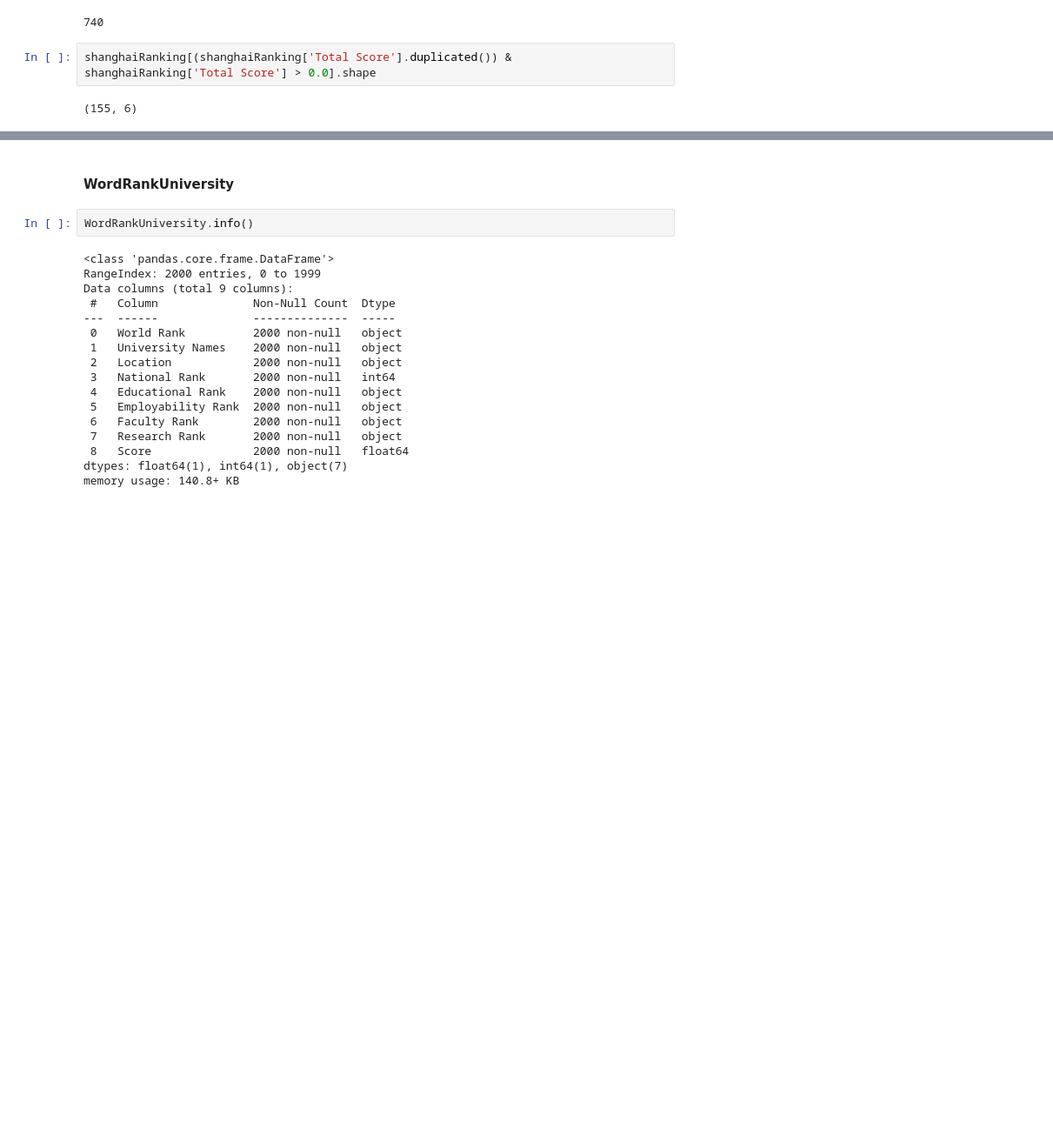
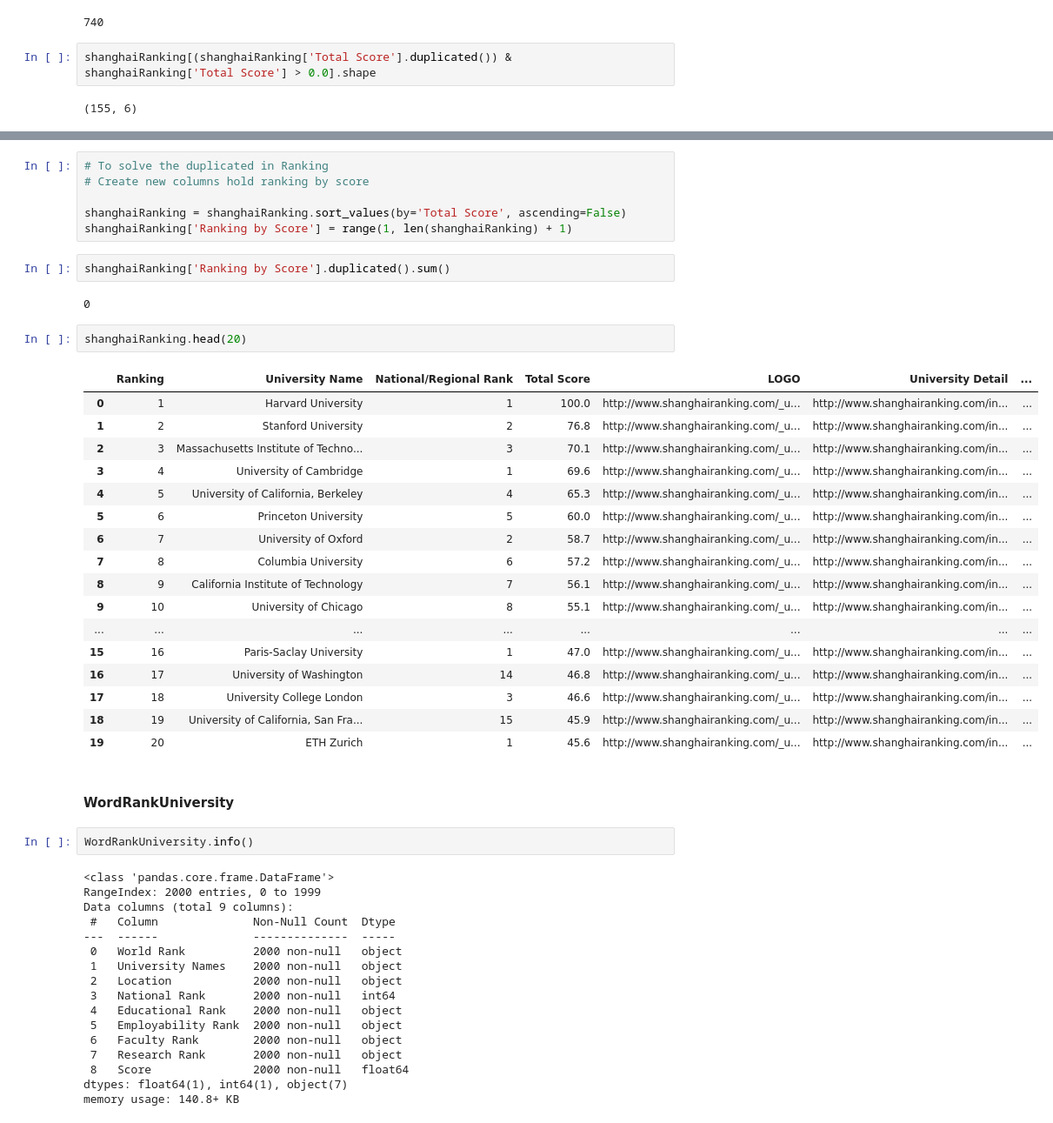
Before and after one commit to ahmadalharbi21/World-University-Ranks, a Jupyter notebook: EDA explain template.ipynb, the cells around one changed output, grey strips where cells are left out. Shown at 87% size. Cells and saved outputs as stored; diff of their text form; blank space fills up the shorter version.

```diff
--- a/EDA explain template.ipynb
+++ b/EDA explain template.ipynb
@@ -427,3 +436,33 @@ shanghaiRanking['Total Score'].duplicated().sum()
+# %%
+# To solve the duplicated in Ranking
+# Create new columns hold ranking by score
+
+shanghaiRanking = shanghaiRanking.sort_values(by='Total Score', ascending=False)
+shanghaiRanking['Ranking by Score'] = range(1, len(shanghaiRanking) + 1)
+# %%
+shanghaiRanking['Ranking by Score'].duplicated().sum()
+# %% [output]
+0
+# %%
+shanghaiRanking.head(20)
+# %% [output]
+|  | Ranking | University Name | National/Regional Rank | Total Score | LOGO | University Detail | ... |
+| 0 | 1 | Harvard University | 1 | 100.0 | http://www.shanghairanking.com/_u... | http://www.shanghairanking.com/in... | ... |
+| 1 | 2 | Stanford University | 2 | 76.8 | http://www.shanghairanking.com/_u... | http://www.shanghairanking.com/in... | ... |
+| 2 | 3 | Massachusetts Institute of Techno... | 3 | 70.1 | http://www.shanghairanking.com/_u... | http://www.shanghairanking.com/in... | ... |
+| 3 | 4 | University of Cambridge | 1 | 69.6 | http://www.shanghairanking.com/_u... | http://www.shanghairanking.com/in... | ... |
+| 4 | 5 | University of California, Berkeley | 4 | 65.3 | http://www.shanghairanking.com/_u... | http://www.shanghairanking.com/in... | ... |
+| 5 | 6 | Princeton University | 5 | 60.0 | http://www.shanghairanking.com/_u... | http://www.shanghairanking.com/in... | ... |
+| 6 | 7 | University of Oxford | 2 | 58.7 | http://www.shanghairanking.com/_u... | http://www.shanghairanking.com/in... | ... |
+| 7 | 8 | Columbia University | 6 | 57.2 | http://www.shanghairanking.com/_u... | http://www.shanghairanking.com/in... | ... |
+| 8 | 9 | California Institute of Technology | 7 | 56.1 | http://www.shanghairanking.com/_u... | http://www.shanghairanking.com/in... | ... |
+| 9 | 10 | University of Chicago | 8 | 55.1 | http://www.shanghairanking.com/_u... | http://www.shanghairanking.com/in... | ... |
+| ... | ... | ... | ... | ... | ... | ... | ... |
+| 15 | 16 | Paris-Saclay University | 1 | 47.0 | http://www.shanghairanking.com/_u... | http://www.shanghairanking.com/in... | ... |
+| 16 | 17 | University of Washington | 14 | 46.8 | http://www.shanghairanking.com/_u... | http://www.shanghairanking.com/in... | ... |
+| 17 | 18 | University College London | 3 | 46.6 | http://www.shanghairanking.com/_u... | http://www.shanghairanking.com/in... | ... |
+| 18 | 19 | University of California, San Fra... | 15 | 45.9 | http://www.shanghairanking.com/_u... | http://www.shanghairanking.com/in... | ... |
+| 19 | 20 | ETH Zurich | 1 | 45.6 | http://www.shanghairanking.com/_u... | http://www.shanghairanking.com/in... | ... |
 # %% [markdown]
 #### WordRankUniversity
 # %%
```
Also changed, not shown: parts of 43 cells of this notebook.
